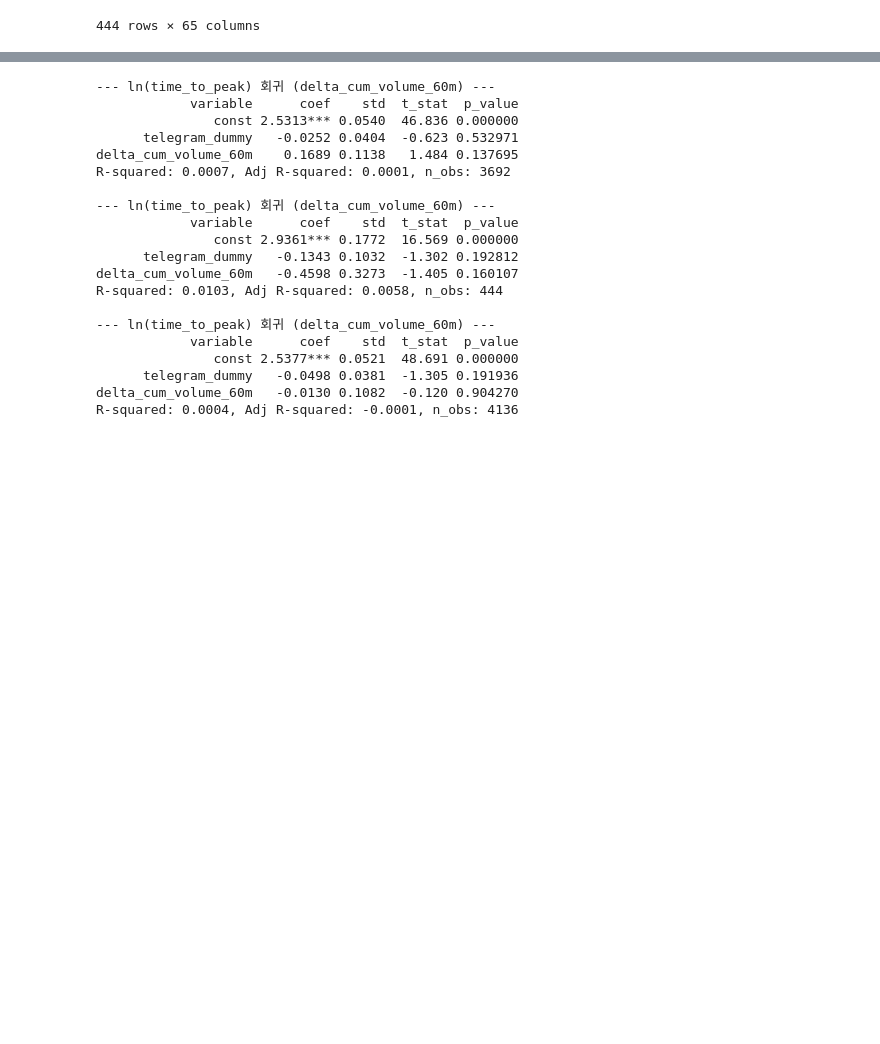
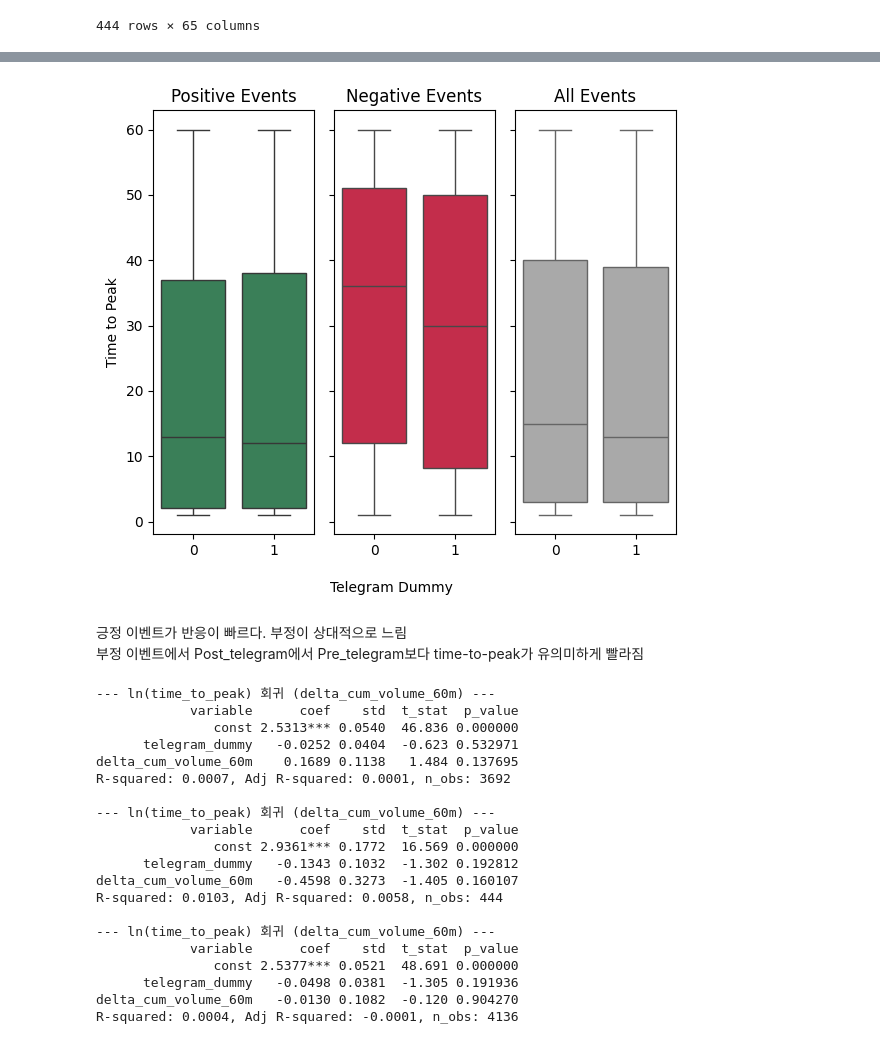
Before and after one commit to antaechan/dart-sentiment-analysis, a Jupyter notebook: analysis/regression_analysis_kind_all_volume_TTP.ipynb, the cells around one changed output, grey strips where cells are left out. Saved outputs shown, nothing was run; the diff lists cells and outputs as text; code cells hidden in the pictures; blank space fills up the shorter version.

```diff
--- a/analysis/regression_analysis_kind_all_volume_TTP.ipynb
+++ b/analysis/regression_analysis_kind_all_volume_TTP.ipynb
@@ -189,0 +190,3 @@ negative_df[["time_to_peak", "telegram_dummy"]].groupby("telegram_dummy").descri
+# %%
+df_total_ttp = pd.concat([positive_df, negative_df])
+df_total_ttp[["time_to_peak", "telegram_dummy"]].groupby("telegram_dummy").describe().round(2)
@@ -190,3 +199,61 @@ negative_df[["time_to_peak", "telegram_dummy"]].groupby("telegram_dummy").descri
+# %%
+import matplotlib.pyplot as plt
+import seaborn as sns
+
+# 동일 색상 팔레트 사용
+colors = ['#2E8B57', '#A9A9A9', '#DC143C']  # 1: positive(초록), 0: neutral(회색), -1: negative(빨강)
+
+# ytick을 세 plot 모두 통일
+# 모든 데이터에서 time_to_peak의 min/max를 구하여 yticks 범위 결정
+all_time_to_peak = pd.concat([
+    positive_df[["time_to_peak"]],
+    negative_df[["time_to_peak"]],
+    df_total_ttp[["time_to_peak"]]
+])["time_to_peak"]
+
+ymin = all_time_to_peak.min()
+ymax = all_time_to_peak.max()
+# 5단위로 tick 만들기 (적당히, 상황에 맞게 조정)
+yticks = list(range(int(ymin) - 1, int(ymax)+1, 10))
+
+fig, axes = plt.subplots(1, 3, figsize=(6, 5), sharey=True)
+
+# Positive: green
+sns.boxplot(
+    x="telegram_dummy", y="time_to_peak", data=positive_df, ax=axes[0], color=colors[0]
+)
+axes[0].set_ylabel("Time to Peak")
+axes[0].set_title("Positive Events")
+axes[0].set_xlabel("")
+axes[0].set_yticks(yticks)
+
+# Negative: red
+sns.boxplot(
+    x="telegram_dummy", y="time_to_peak", data=negative_df, ax=axes[1], color=colors[2]
+)
+axes[1].set_ylabel("")  # Hide repeated y label
+axes[1].set_title("Negative Events")
+axes[1].set_xlabel("")
+axes[1].set_yticks(yticks)
+
+# All events: 중립(회색) 사용
+sns.boxplot(
+    x="telegram_dummy", y="time_to_peak", data=df_total_ttp, ax=axes[2], color=colors[1]
+)
+axes[2].set_ylabel("")  # Hide repeated y label
+axes[2].set_title("All Events")
+axes[2].set_xlabel("")
+axes[2].set_yticks(yticks)
+
+plt.tight_layout()
+# 가운데 배치: figure 전체에 텍스트 박스를 수동으로 추가
+fig.text(0.5, -0.03, "Telegram Dummy", ha='center', va='center', fontsize=plt.rcParams.get("axes.labelsize", 12))
+plt.show()
+# %% [output]
+[figure, added]
+# %% [markdown]
+긍정 이벤트가 반응이 빠르다. 부정이 상대적으로 느림
+부정 이벤트에서 Post_telegram에서 Pre_telegram보다 time-to-peak가 유의미하게 빨라짐
 # %%
 from hypothesis_test_TTP import regress_ln_ttp_with_volume, regress_ttp_with_volume, regress_ln_ttp, regress_ttp
 
```
Also changed, not shown: parts of 3 cells of this notebook.
